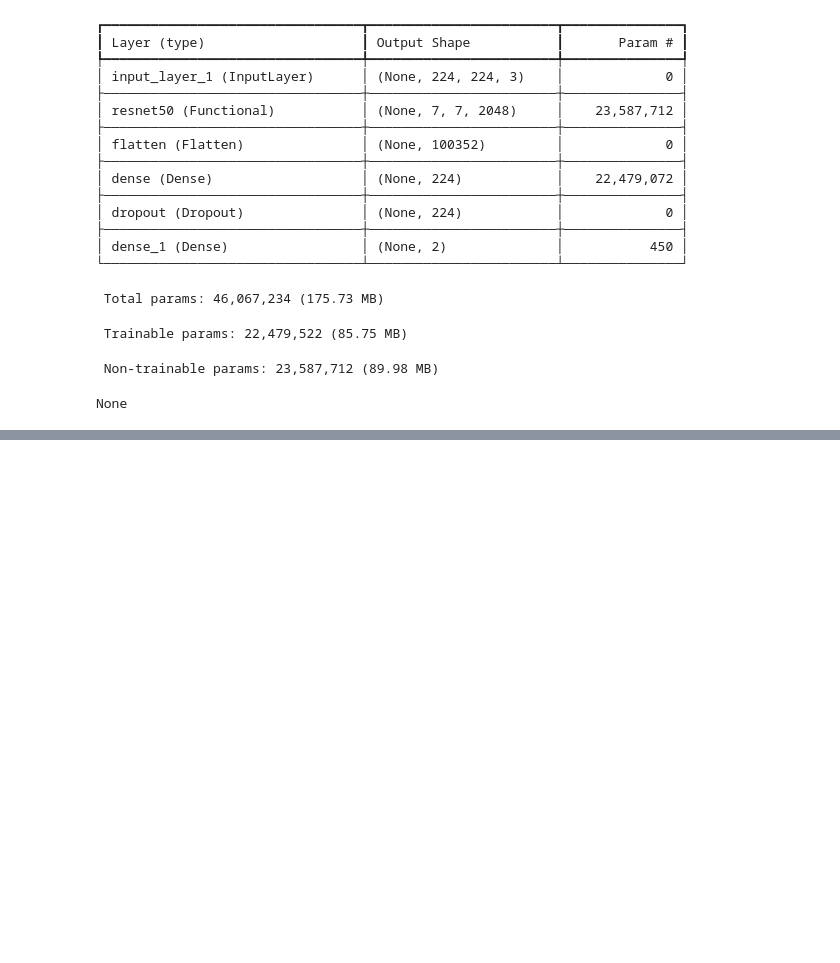
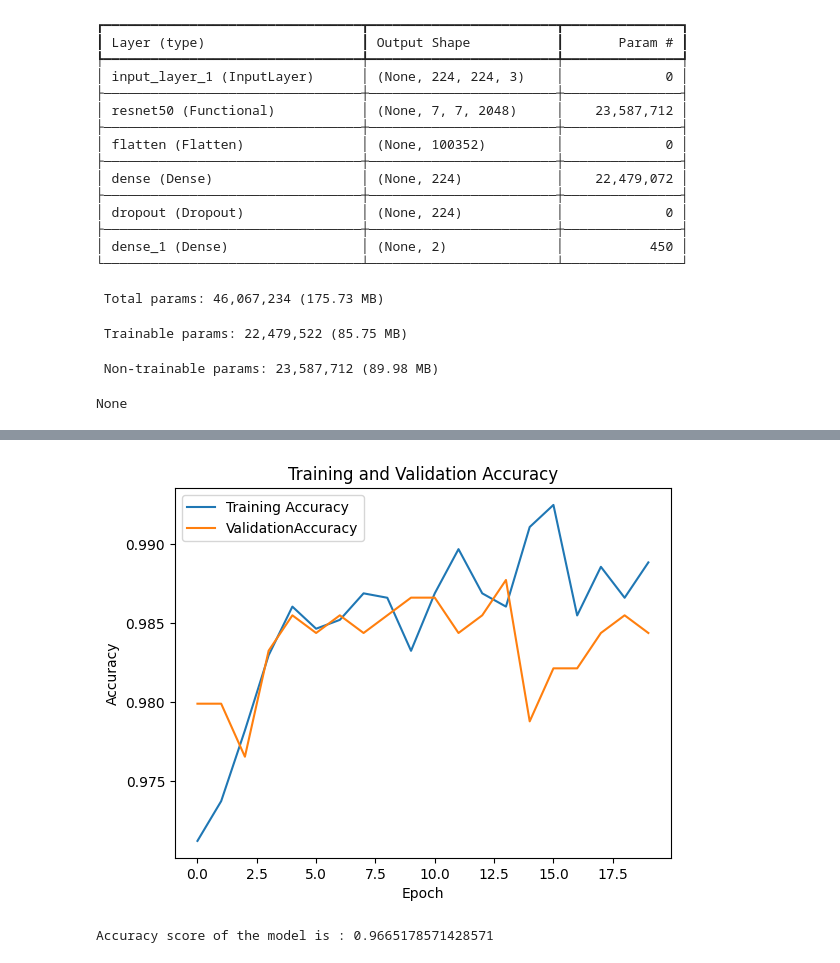
Before and after one commit to Kennethdsouza11/Brain-Tumour-Detection, a Jupyter notebook: main.ipynb, the cells around one changed output, grey strips where cells are left out. Saved outputs shown, nothing was run; the diff lists cells and outputs as text; code cells hidden in the pictures; blank space fills up the shorter version.

Commit message:
model without augmentation

```diff
--- a/main.ipynb
+++ b/main.ipynb
@@ -277,0 +334,7 @@ plt.show()
+# %%
+#without augmentation
+history = model.fit(
+    X_train_shuffled, y_train_shuffled_encoded, batch_size = 32,
+    epochs = 20,
+    validation_data = (X_test_images, y_test_encoded)
+)
@@ -277,0 +383,17 @@ plt.show()
+# %%
+train_accuracy = history.history['accuracy']
+val_accuracy = history.history['val_accuracy']
+
+plt.plot(train_accuracy, label='Training Accuracy')
+plt.plot(val_accuracy, label='ValidationAccuracy')
+plt.xlabel('Epoch')
+plt.ylabel('Accuracy')
+plt.title('Training and Validation Accuracy')
+plt.legend()
+plt.show()
+# %% [output]
+[figure, added]
+# %%
+print(f"Accuracy score of the model is : {accuracy_score(y_true, y_pred_classes_without_aug)}")
+# %% [output]
+Accuracy score of the model is : 0.9665178571428571
```
Also changed, not shown: parts of 20 cells of this notebook.
